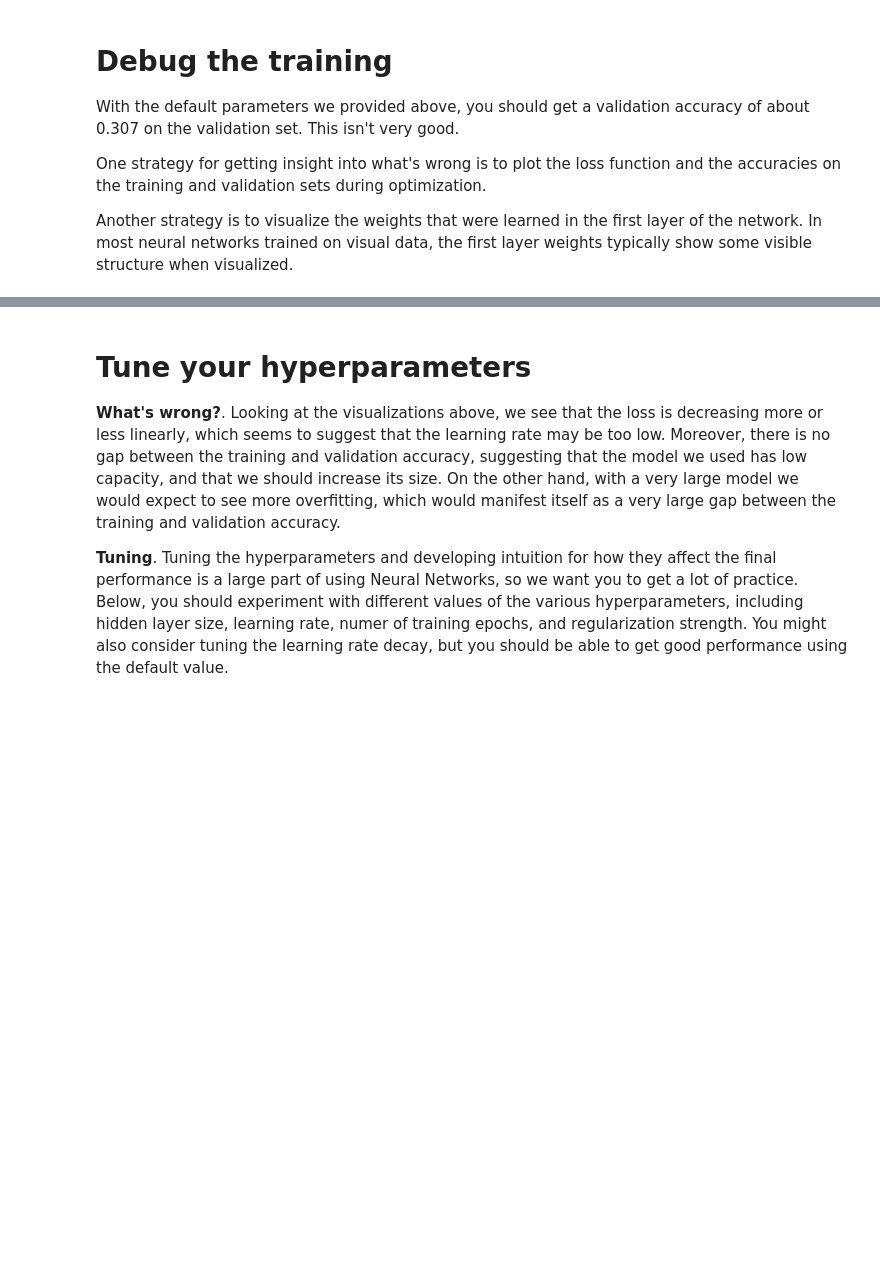
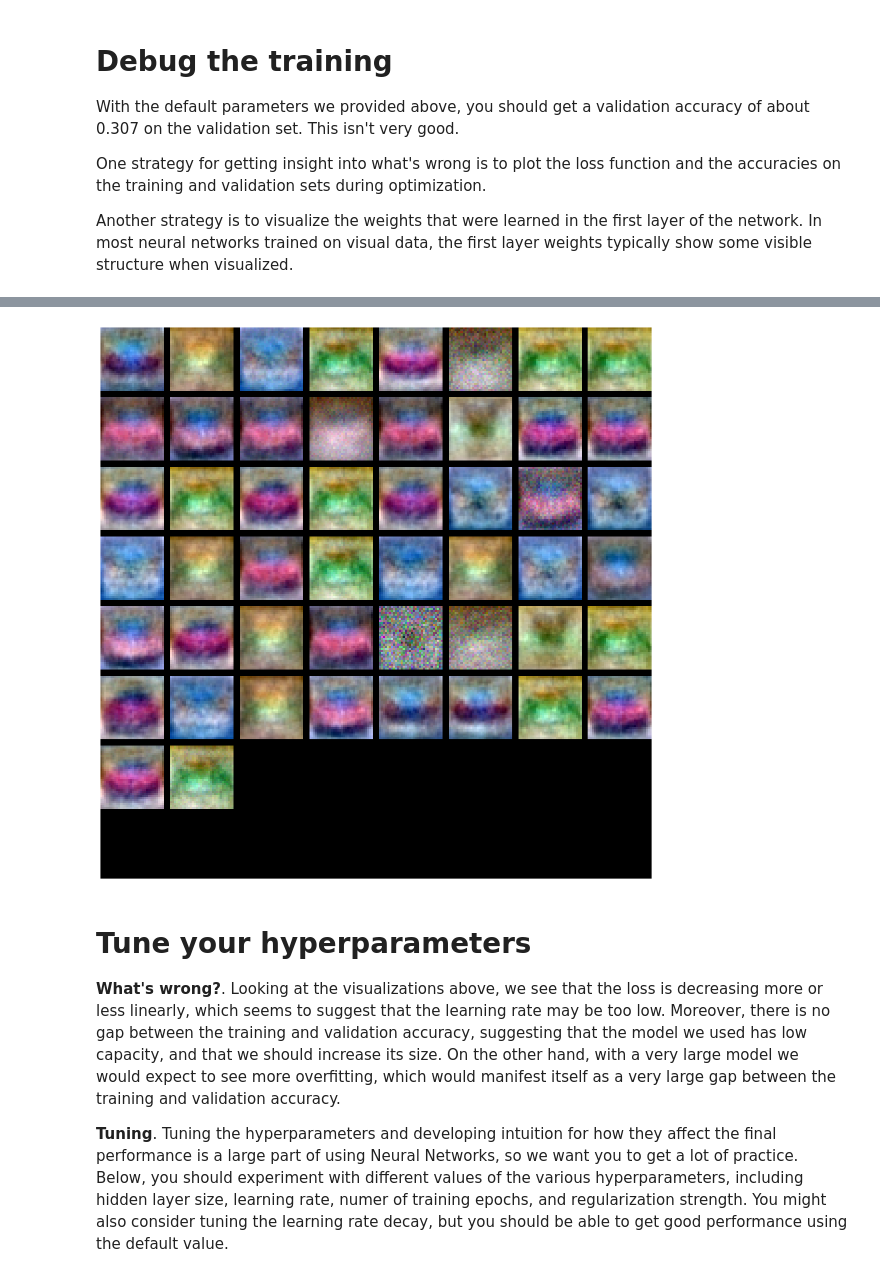
Before and after one commit to firattamur/VisionWithDeepLearning-Assignments, a Jupyter notebook: Assignment-1/three_layer_net.ipynb, the cells around one changed output, grey strips where cells are left out. Saved outputs shown, nothing was run; the diff lists cells and outputs as text; code cells hidden in the pictures; blank space fills up the shorter version.

```diff
--- a/Assignment-1/three_layer_net.ipynb
+++ b/Assignment-1/three_layer_net.ipynb
@@ -217,16 +278,19 @@ plt.show()
 # %%
 from comp411.vis_utils import visualize_grid
 
 # Visualize the weights of the network
 
 def show_net_weights(net):
     W1 = net.params['W1']
     W1 = W1.reshape(32, 32, 3, -1).transpose(3, 0, 1, 2)
+    plt.figure(figsize=(16, 16))
     plt.imshow(visualize_grid(W1, padding=3).astype('uint8'))
     plt.gca().axis('off')
     plt.show()
 
 show_net_weights(net)
+# %% [output]
+[figure, added]
 # %% [markdown]
 # Tune your hyperparameters
 
```
Also changed, not shown: parts of 11 cells of this notebook, 8 other files.
